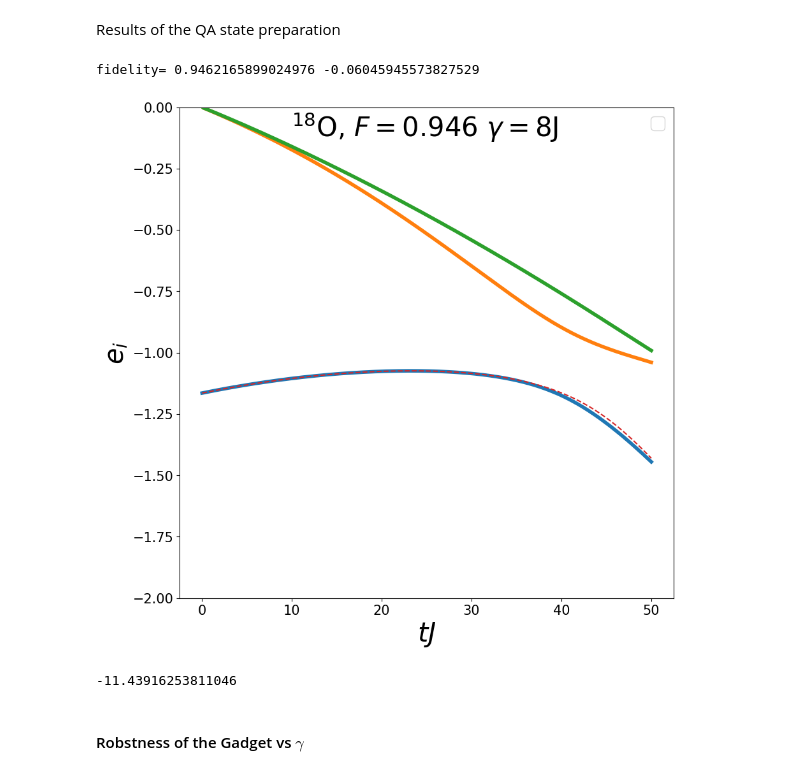
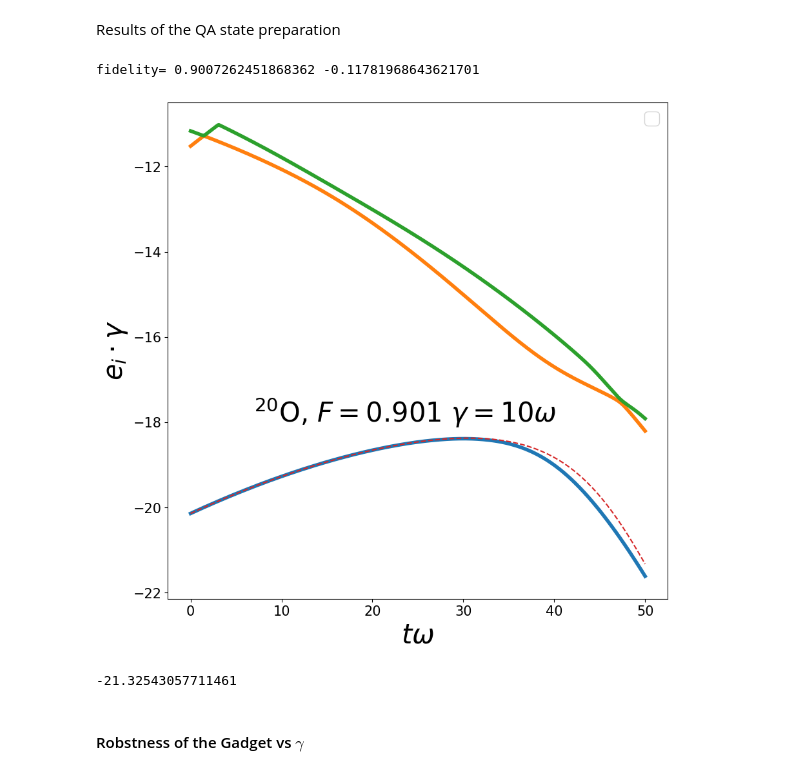
Before and after one commit to emacosta95/Gadget4NSMForQuantumSimulators, a Jupyter notebook: GadgetO20_different_encoding.ipynb, the cells around one changed output. Cells and saved outputs as stored; diff of their text form; code cells hidden in the pictures.

```diff
--- a/GadgetO20_different_encoding.ipynb
+++ b/GadgetO20_different_encoding.ipynb
@@ -321,4 +311,5 @@ longitudinal_hamiltonian = (
 # %%
-print(longitudinal_hamiltonian.diag())
-print(basis)
+for i, b in enumerate(basis):
+    print(i, b, longitudinal_hamiltonian.diag()[i])
+    print("\n")
 # %% [output]
@@ -566,10 +410,13 @@ plot_state_comparison(eigenstates_total_hamiltonian[0], eigenstates_nsm[gs_idx],
 We divide the initialization of the total hamiltonian, since the driver is just the 0-th component of the Z hamiltonian. We just need to tune the initialization of the other components
 # %%
 # get the total particle constrain
-gamma = 8
-ntot = 1
+gamma = 10
+# get the total particle constrain
+ntot = 2
 # we define the effective longitudianl field that contributes to the NSM quasiparticle hamiltonian of Be 6
-effective_longitudinal_field = (diagonal_elements + 0.5 * (d_opt**2).sum()) / (gamma)
+effective_longitudinal_field = (diagonal_elements + 0.5 * (d_opt**2).sum() / ntot) / (
+    gamma
+)
 
 
 # lets start with the Z_A Z_B of the constrain
@@ -606,11 +453,10 @@ for i in range(n_qubits):
 # %% [markdown]
 Then the driver Hamiltonian
 # %%
-# get the total particle constrain
-ntot = 1
 # we define the effective longitudianl field that contributes to the driver hamiltonian hamiltonian of Be 6
 external_field = np.zeros(diagonal_elements.shape[0])
 external_field[0] = diagonal_elements[0]
+external_field[1] = diagonal_elements[1]
 print(external_field)
 
 effective_longitudinal_field = (external_field) / (gamma)
@@ -621,7 +467,10 @@ hamiltonian_zz = 0.0
 for i in range(n_qubits):
     for j in range(i + 1, n_qubits):
         hamiltonian_zz += SpinOperator(
-            [("qz", i, "qz", j)], coupling=[2 * gamma], size=n_qubits, verbose=1
+            [("qz", i, "qz", j)],
+            coupling=[2 * gamma + g_twobody[(i, j)] / gamma],
+            size=n_qubits,
+            verbose=1,
         ).qutip_op
 
 # then the linear terms
@@ -644,4 +493,5 @@ driver_hamiltonian = (
 
 print(np.argsort(driver_hamiltonian.full().diagonal()))
 idx_init = np.argsort(driver_hamiltonian.full().diagonal())[0]
+print(basis[idx_init], driver_hamiltonian.full().diagonal()[idx_init])
 # %% [output]
@@ -712,33 +563,37 @@ final energy= (-1.4298953172638076+0j)
 Results of the QA state preparation
 # %%
 plt.figure(figsize=(10, 10))
-plt.plot(time, spectrum, linewidth=4)
-plt.plot(time, energy, linestyle="--")
+plt.plot(time, spectrum * gamma, linewidth=4)
+plt.plot(time, energy * gamma, linestyle="--")
 psi_qutip = array_to_qutip(psi, n_qubits)
 f_value = fidelity(psi_qutip, eigenstates_total_hamiltonian[0])
 print(
     "fidelity=",
     fidelity(psi_qutip, eigenstates_total_hamiltonian[0]),
     eigenvalues_total_hamiltonian[0],
 )
 plt.text(
-    x=10,
-    y=-0.12,
-    s=r"$^{18}\text{O}$, $F=$" + f"{f_value:.3f} " + r"$\gamma=$" + f"{gamma:.0f}J",
+    x=7,
+    y=-1.8 * gamma,
+    s=r"$^{20}\text{O}$, $F=$"
+    + f"{f_value:.3f} "
+    + r"$\gamma=$"
+    + f"{gamma:.0f}"
+    + r"$\omega$",
     fontsize=30,
 )
-plt.xlabel(r"$tJ$", fontsize=30)
-plt.ylabel(r"$e_i$", fontsize=30)
+plt.xlabel(r"$t\omega$", fontsize=30)
+plt.ylabel(r"$e_i \cdot \gamma$", fontsize=30)
 plt.legend(fontsize=20)
 plt.tick_params(which="major", labelsize=15)
-plt.ylim([-2, 0])
+
 plt.show()
 
 print(energy[-1] * gamma)
 # %% [output]
-fidelity= 0.9462165899024976 -0.06045945573827529
+fidelity= 0.9007262451868362 -0.11781968643621701
-[figure, old version]
+[figure, new version]
--11.43916253811046
+-21.32543057711461
 # %% [markdown]
 #### Robstness of the Gadget vs $\gamma$
 # %% [markdown]
```
Also changed, not shown: parts of 18 cells of this notebook, 7 other files.
